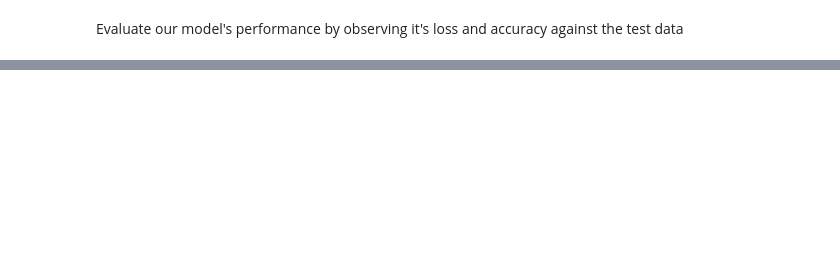
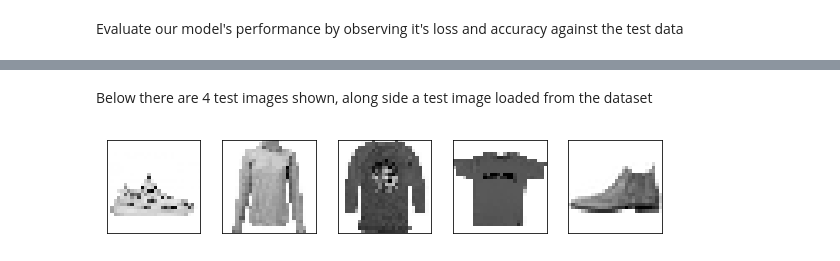
Before and after one commit to JMClemens/Deep-Learning, a Jupyter notebook: HW3/HW3.ipynb, the cells around one changed output, grey strips where cells are left out. Cells and saved outputs as stored; diff of their text form; code cells hidden in the pictures; blank space fills up the shorter version.

```diff
--- a/HW3/HW3.ipynb
+++ b/HW3/HW3.ipynb
@@ -196,0 +84,39 @@ In conclusion, it doesn't appear that any of the image manipulation types worked
+# %%
+imgs = []
+
+# Load each image file found in the images/ directory
+for file in glob.glob('images/*'):
+    # Opens image and converts to grayscale
+    image = Pillow.open(file).convert('L')
+    # Invert image to give white background
+    image = PIL.ImageOps.invert(image)
+    imgs.append(image)
+
+# Resize images in our list
+imgs = [ x.resize((28,28)) for x in imgs ]
+
+# Convert each Pillow image to numpy array
+imgs = [ np.array(x) for x in imgs ]
+
+# Convert each image to have volues the model is trained for
+imgs = [ x/255.0 for x in imgs ]
+# %% [markdown]
+Below there are 4 test images shown, along side a test image loaded from the dataset
+# %%
+# Build our image plot from our 4 test images
+plt.figure(figsize=(10,10))
+for i in range(4):
+  plt.subplot(5,5,i+1)
+  plt.xticks([])
+  plt.yticks([])
+  plt.grid(False)
+  plt.imshow(imgs[i], cmap=plt.cm.binary)
+# Show an example of Fashion_MNIST test image after our test images
+plt.subplot(5,5,len(imgs)+1)
+plt.xticks([])
+plt.yticks([])
+plt.grid(False)
+plt.imshow(test_images[0], cmap=plt.cm.binary)
+plt.show()
+# %% [output]
+[figure, added]
```
Also changed, not shown: parts of 15 cells of this notebook, 7 other files.
